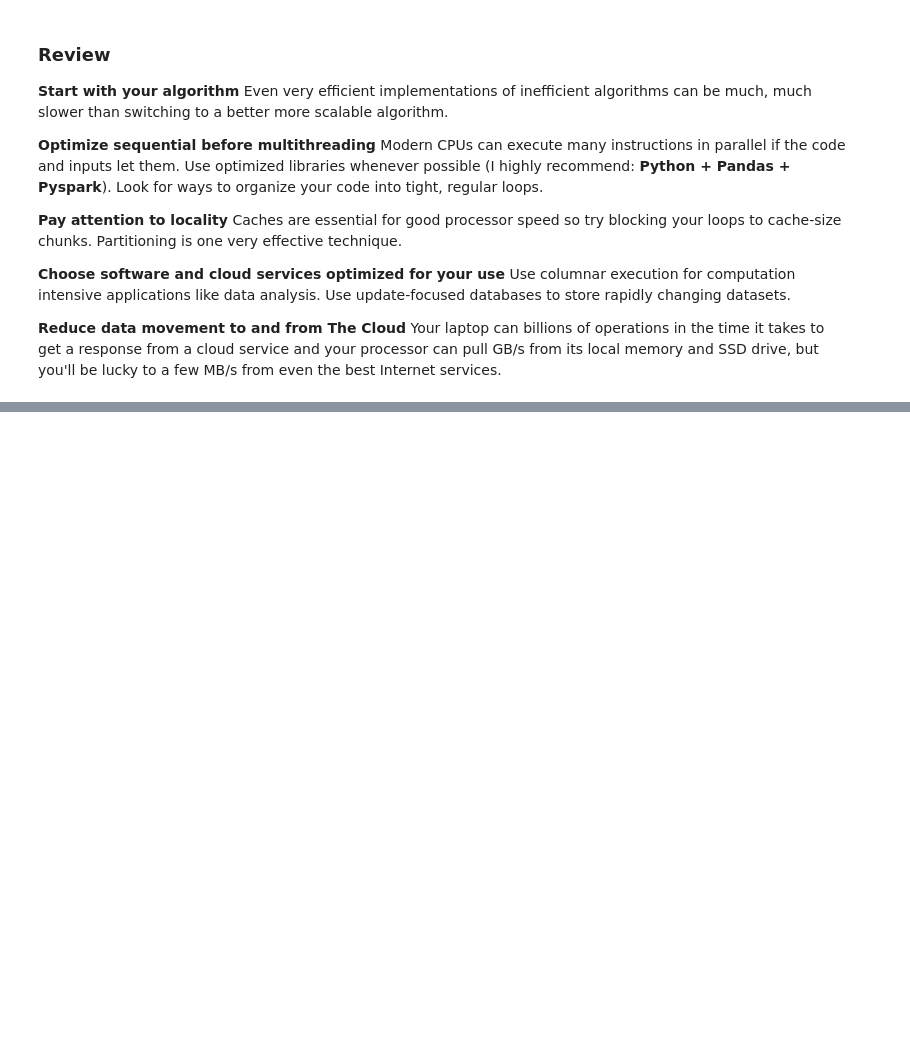
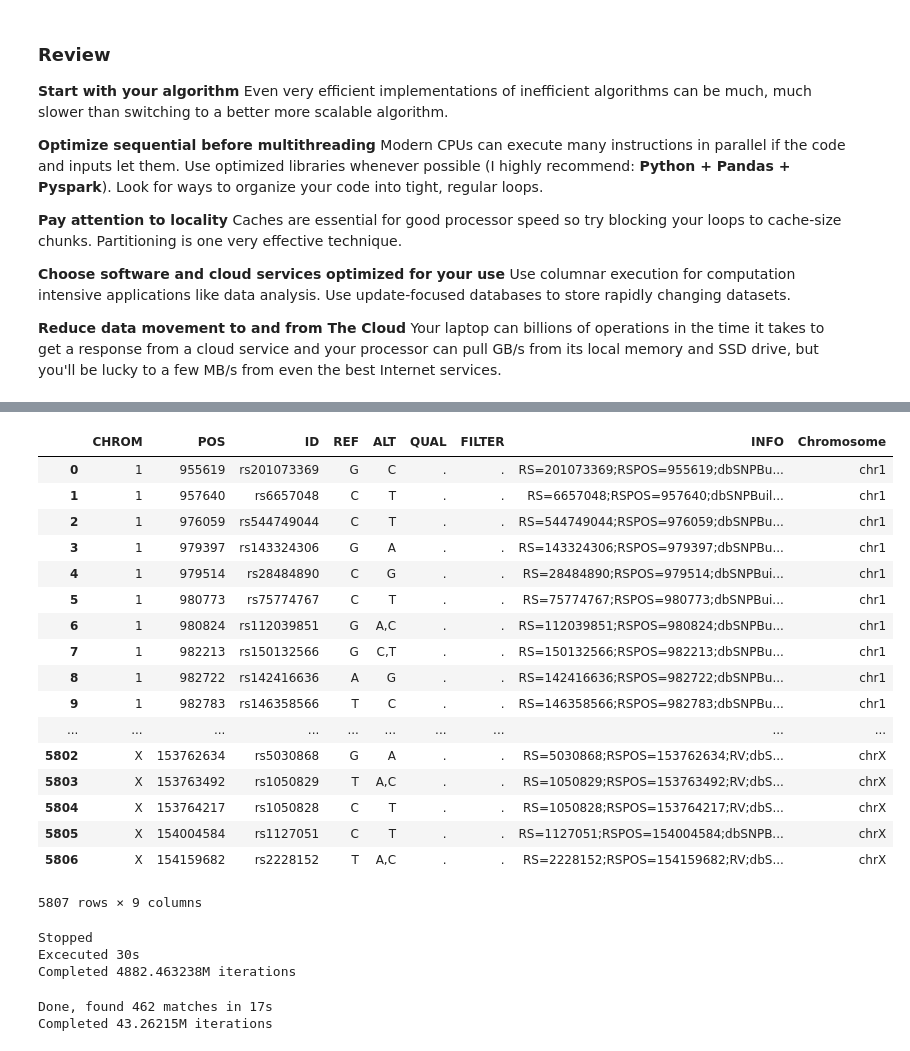
Before and after one commit to quiltdata/CAforDS, a Jupyter notebook: Computer Architecture for Data Scientists.ipynb, the cells around one changed output, grey strips where cells are left out. Drawn from its saved outputs; the diff is of its cells as text; code cells hidden in the pictures; blank space fills up the shorter version.

Commit message:
Switch to Clinvar/CRISPR example

```diff
--- a/Computer Architecture for Data Scientists.ipynb
+++ b/Computer Architecture for Data Scientists.ipynb
@@ -481,0 +556,5 @@ Your laptop can billions of operations in the time it takes to get a response fr
+# %%
+clinvar = pd.read_csv(CAforDS.raw.clinvar(),
+                      sep='\t',
+                      comment='#',
+                      names=['CHROM', 'POS', 'ID', 'REF', 'ALT', 'QUAL', 'FILTER', 'INFO'])
@@ -481,0 +582,70 @@ Your laptop can billions of operations in the time it takes to get a response fr
+# %%
+a = clinvar
+b = lander
+
+a['Chromosome'] = a['CHROM'].apply(lambda x: "chr%s" %x)
+a
+# %% [output]
+|  | CHROM | POS | ID | REF | ALT | QUAL | FILTER | INFO | Chromosome |
+| 0 | 1 | 955619 | rs201073369 | G | C | . | . | RS=201073369;RSPOS=955619;dbSNPBu... | chr1 |
+| 1 | 1 | 957640 | rs6657048 | C | T | . | . | RS=6657048;RSPOS=957640;dbSNPBuil... | chr1 |
+| 2 | 1 | 976059 | rs544749044 | C | T | . | . | RS=544749044;RSPOS=976059;dbSNPBu... | chr1 |
+| 3 | 1 | 979397 | rs143324306 | G | A | . | . | RS=143324306;RSPOS=979397;dbSNPBu... | chr1 |
+| 4 | 1 | 979514 | rs28484890 | C | G | . | . | RS=28484890;RSPOS=979514;dbSNPBui... | chr1 |
+| 5 | 1 | 980773 | rs75774767 | C | T | . | . | RS=75774767;RSPOS=980773;dbSNPBui... | chr1 |
+| 6 | 1 | 980824 | rs112039851 | G | A,C | . | . | RS=112039851;RSPOS=980824;dbSNPBu... | chr1 |
+| 7 | 1 | 982213 | rs150132566 | G | C,T | . | . | RS=150132566;RSPOS=982213;dbSNPBu... | chr1 |
+| 8 | 1 | 982722 | rs142416636 | A | G | . | . | RS=142416636;RSPOS=982722;dbSNPBu... | chr1 |
+| 9 | 1 | 982783 | rs146358566 | T | C | . | . | RS=146358566;RSPOS=982783;dbSNPBu... | chr1 |
+| ... | ... | ... | ... | ... | ... | ... | ... | ... | ... |
+| 5802 | X | 153762634 | rs5030868 | G | A | . | . | RS=5030868;RSPOS=153762634;RV;dbS... | chrX |
+| 5803 | X | 153763492 | rs1050829 | T | A,C | . | . | RS=1050829;RSPOS=153763492;RV;dbS... | chrX |
+| 5804 | X | 153764217 | rs1050828 | C | T | . | . | RS=1050828;RSPOS=153764217;RV;dbS... | chrX |
+| 5805 | X | 154004584 | rs1127051 | C | T | . | . | RS=1127051;RSPOS=154004584;dbSNPB... | chrX |
+| 5806 | X | 154159682 | rs2228152 | T | A,C | . | . | RS=2228152;RSPOS=154159682;RV;dbS... | chrX |
+5807 rows × 9 columns
+# %%
+matches = 0
+count = 0
+signal.alarm(timer)
+try:
+    starttime = time.time()
+    for idx, a_row in a.iterrows():
+        a_match = b.loc[(b['chr'] == a_row['Chromosome']) & (a_row['POS'] >= b['start']) & ((a_row['POS'] <= b['stop']))]
+        matches += len(a_match)
+        count += b_len
+    endtime = time.time()
+    print("Done, found %s matches in %ds" % (matches, endtime-starttime))
+except TimerException:
+    print("Excecuted %ss" % timer)
+finally:
+    signal.alarm(0)
+    miterations = count/1000000.0
+    print("Completed {it}M iterations".format(it=miterations))
+# %% [output]
+Stopped
+Excecuted 30s
+Completed 4882.463238M iterations
+# %%
+matches = 0
+count = 0
+signal.alarm(timer)
+try:
+    starttime = time.time()
+    b_chr = b.groupby('chr')
+    for idx, a_row in a.iterrows():
+        chr_grp = b_chr.get_group(a_row['Chromosome'])
+        a_match = chr_grp.loc[(a_row['POS'] >= chr_grp['start']) & ((a_row['POS'] <= chr_grp['stop']))]
+        matches += len(a_match)
+        count += len(b_grp.index)
+    endtime = time.time()
+    print("Done, found %s matches in %ds" % (matches, endtime-starttime))
+except TimerException:
+    print("Excecuted %ss" % timer)
+finally:
+    signal.alarm(0)
+    miterations = count/1000000.0
+    print("Completed {it}M iterations".format(it=miterations))
+# %% [output]
+Done, found 462 matches in 17s
+Completed 43.26215M iterations
```
Also changed, not shown: parts of 34 cells of this notebook.
